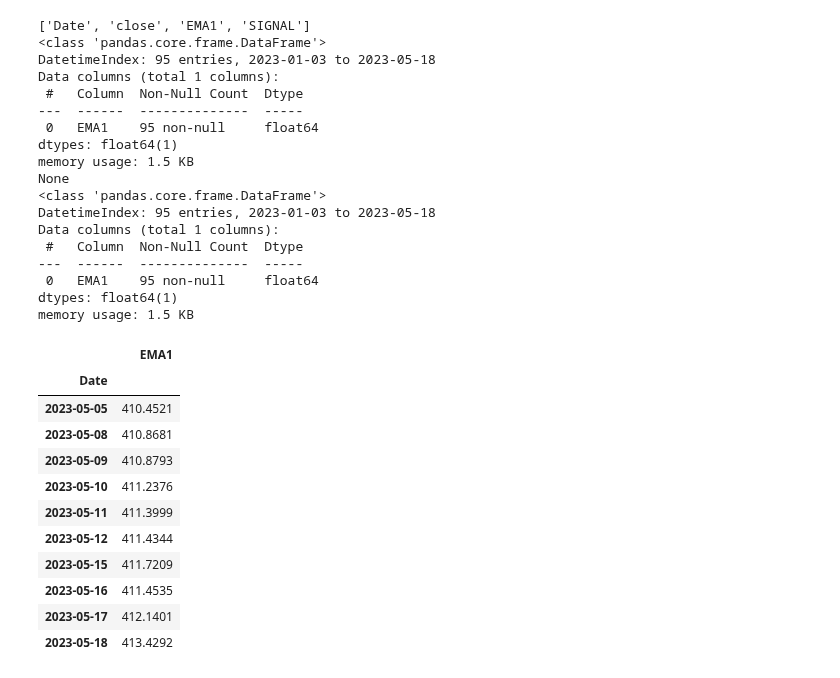
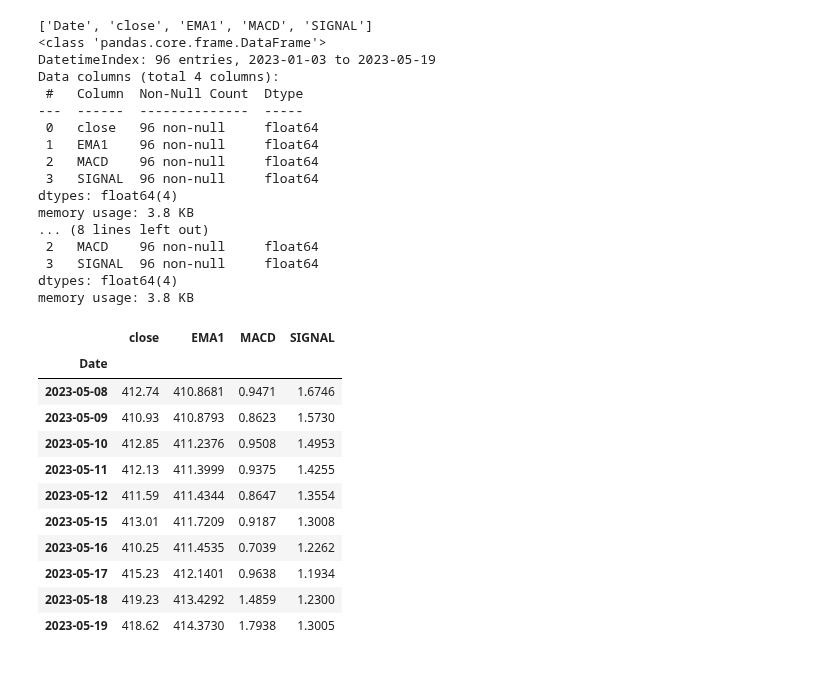
Before and after one commit to technqvi/TimeSeriesML-FinMarket, a Jupyter notebook: forecast-asset/forecast_asset_movement.ipynb, the cells around one changed output. Cells and saved outputs as stored; diff of their text form; code cells hidden in the pictures.

```diff
--- a/forecast-asset/forecast_asset_movement.ipynb
+++ b/forecast-asset/forecast_asset_movement.ipynb
@@ -22,52 +23,51 @@ feature_cols=['EMA1']
 # %%
 df=pd.read_csv(f'{ab_path}',parse_dates=['Date/Time'],dayfirst=True)
 df.rename(columns={'Date/Time':date_col},inplace=True)
 df.drop(columns=['Ticker'],inplace=True)
 
 
 df['EMA1']=ta_trend.ema_indicator(close=df['close'],window=10,fillna=True).round(4)
+df['MACD']=ta_trend.macd(close=df['close'], window_slow=20, window_fast=10, fillna=True).round(4)
 df['SIGNAL']=ta_trend.macd_signal(close=df['close'], window_slow=20, window_fast=10,window_sign=15, fillna=True).round(4)
 
 allCols=list(df.columns)
 print(allCols)
 
 
 df.set_index(date_col,inplace=True)
 df=df.loc[start_date:end_date,:]
-df=df[feature_cols]
 print(df.info())
 df.tail()
 
 df.info()
 df.tail(10)
 # %% [output]
-['Date', 'close', 'EMA1', 'SIGNAL']
+['Date', 'close', 'EMA1', 'MACD', 'SIGNAL']
 <class 'pandas.core.frame.DataFrame'>
-DatetimeIndex: 95 entries, 2023-01-03 to 2023-05-18
-Data columns (total 1 columns):
+DatetimeIndex: 96 entries, 2023-01-03 to 2023-05-19
+Data columns (total 4 columns):
  #   Column  Non-Null Count  Dtype
 ---  ------  --------------  -----
- 0   EMA1    95 non-null     float64
-dtypes: float64(1)
-memory usage: 1.5 KB
-None
-<class 'pandas.core.frame.DataFrame'>
-DatetimeIndex: 95 entries, 2023-01-03 to 2023-05-18
-Data columns (total 1 columns):
- #   Column  Non-Null Count  Dtype
----  ------  --------------  -----
- 0   EMA1    95 non-null     float64
-dtypes: float64(1)
-memory usage: 1.5 KB
+ 0   close   96 non-null     float64
+ 1   EMA1    96 non-null     float64
+ 2   MACD    96 non-null     float64
+ 3   SIGNAL  96 non-null     float64
+dtypes: float64(4)
+memory usage: 3.8 KB
+... (8 lines left out)
+ 2   MACD    96 non-null     float64
+ 3   SIGNAL  96 non-null     float64
+dtypes: float64(4)
+memory usage: 3.8 KB
-|  | EMA1 |
-| Date |  |
-| 2023-05-05 | 410.4521 |
-| 2023-05-08 | 410.8681 |
-| 2023-05-09 | 410.8793 |
-| 2023-05-10 | 411.2376 |
-| 2023-05-11 | 411.3999 |
-| 2023-05-12 | 411.4344 |
-| 2023-05-15 | 411.7209 |
-| 2023-05-16 | 411.4535 |
-| 2023-05-17 | 412.1401 |
-| 2023-05-18 | 413.4292 |
+|  | close | EMA1 | MACD | SIGNAL |
+| Date |  |  |  |  |
+| 2023-05-08 | 412.74 | 410.8681 | 0.9471 | 1.6746 |
+| 2023-05-09 | 410.93 | 410.8793 | 0.8623 | 1.5730 |
+| 2023-05-10 | 412.85 | 411.2376 | 0.9508 | 1.4953 |
+| 2023-05-11 | 412.13 | 411.3999 | 0.9375 | 1.4255 |
+| 2023-05-12 | 411.59 | 411.4344 | 0.8647 | 1.3554 |
+| 2023-05-15 | 413.01 | 411.7209 | 0.9187 | 1.3008 |
+| 2023-05-16 | 410.25 | 411.4535 | 0.7039 | 1.2262 |
+| 2023-05-17 | 415.23 | 412.1401 | 0.9638 | 1.1934 |
+| 2023-05-18 | 419.23 | 413.4292 | 1.4859 | 1.2300 |
+| 2023-05-19 | 418.62 | 414.3730 | 1.7938 | 1.3005 |
```
Also changed, not shown: parts of 5 cells of this notebook, 1 other file.
